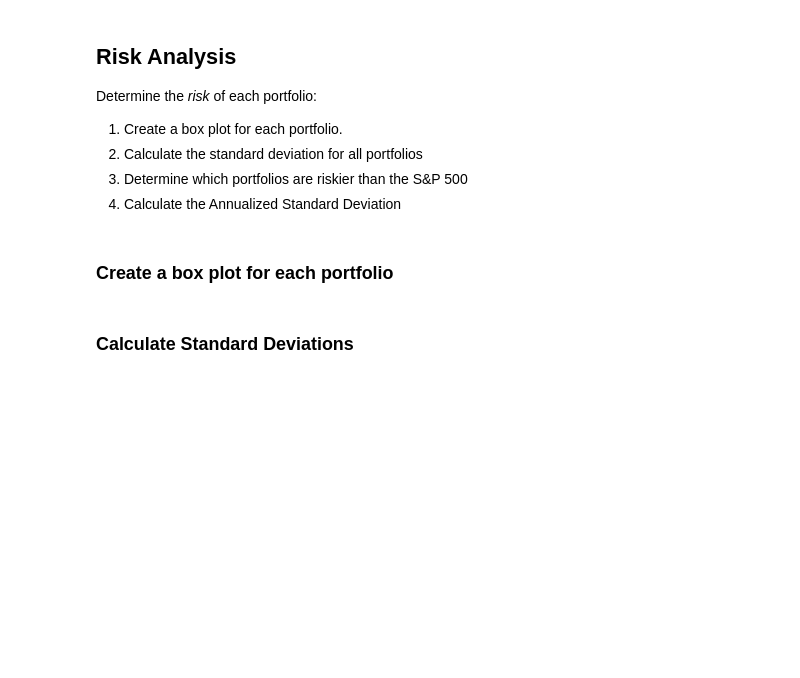
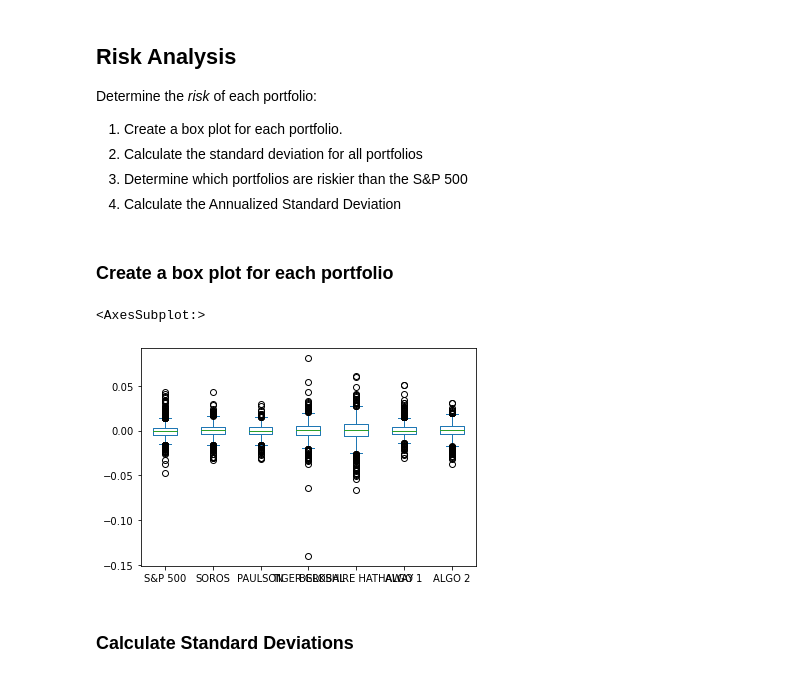
Before and after one commit to a-altman/Whale-Portfolio-Analysis, a Jupyter notebook: whale_analysis.ipynb, the cells around one changed output. Drawn from its saved outputs; the diff is of its cells as text; code cells hidden in the pictures; blank space fills up the shorter version.

```diff
--- a/whale_analysis.ipynb
+++ b/whale_analysis.ipynb
@@ -215,6 +233,10 @@ Determine the _risk_ of each portfolio:
 ### Create a box plot for each portfolio
 # %%
 # Box plot to visually show risk
+daily_returns.plot(kind='box',figsize=())
+# %% [output]
+<AxesSubplot:>
+[figure, added]
 # %% [markdown]
 ### Calculate Standard Deviations
 # %%
```
Also changed, not shown: parts of 8 cells of this notebook.
